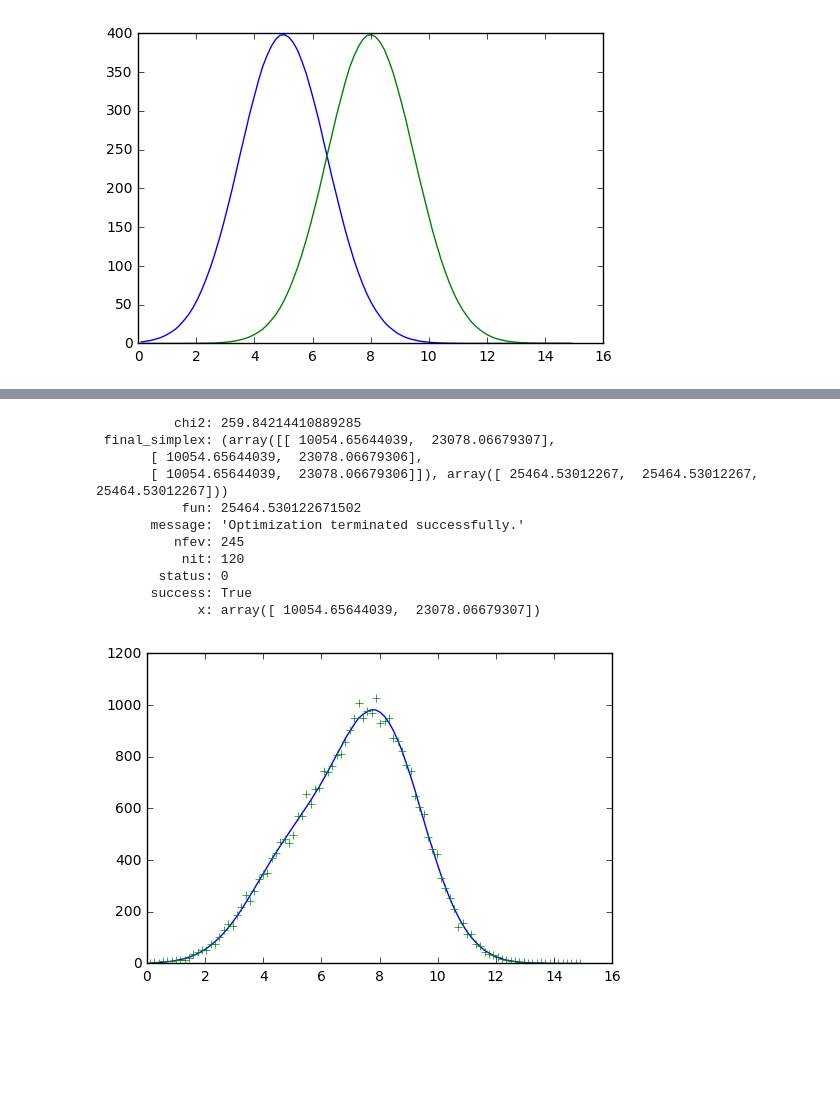
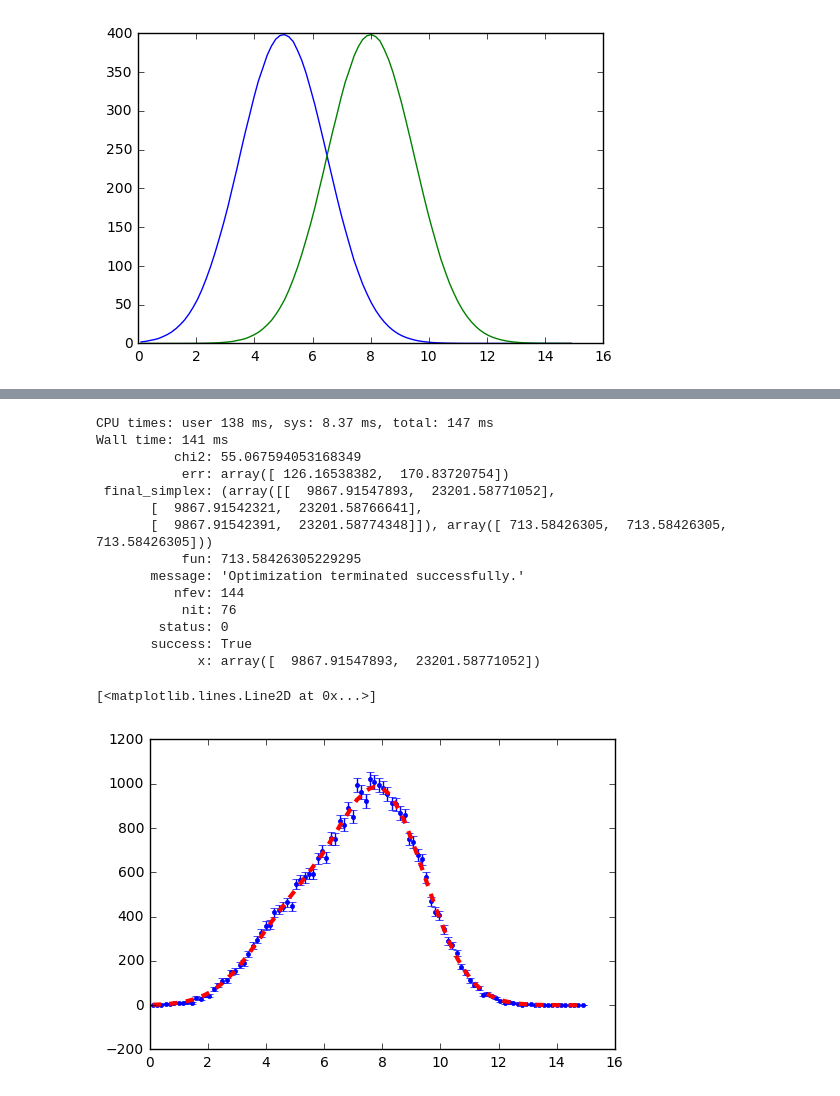
Before and after one commit to bpalmeiro/Next_Energy, a Jupyter notebook: Notebooks/Fits.ipynb, the cells around one changed output, grey strips where cells are left out. Cells and saved outputs as stored; diff of their text form; code cells hidden in the pictures; blank space fills up the shorter version.

```diff
--- a/Notebooks/Fits.ipynb
+++ b/Notebooks/Fits.ipynb
@@ -137,15 +163,24 @@ a = hist([],100,0,10)
-# %%
-fit.FitLeastSQ([100.,100.],tol=1e-8,options={"maxiter":1000})
-# %% [output]
-          chi2: 259.84214410889285
- final_simplex: (array([[ 10054.65644039,  23078.06679307],
-       [ 10054.65644039,  23078.06679306],
-       [ 10054.65644039,  23078.06679306]]), array([ 25464.53012267,  25464.53012267,  25464.53012267]))
-           fun: 25464.530122671502
-       message: 'Optimization terminated successfully.'
-          nfev: 245
-           nit: 120
-        status: 0
-       success: True
-             x: array([ 10054.65644039,  23078.06679307])
-[figure, removed]
+# %%
+#LL fit and plot
+%time res = fit.FitLLM(np.array([1000.,30000.]))
+print(res)
+yp = fit.GetSpectra(x,res.x)
+plt.errorbar(x,ydata,ydata**0.5,marker='.',linestyle='')
+plt.plot(x,yp,color='red',linestyle='--',linewidth=3)
+# %% [output]
+CPU times: user 138 ms, sys: 8.37 ms, total: 147 ms
+Wall time: 141 ms
+          chi2: 55.067594053168349
+           err: array([ 126.16538382,  170.83720754])
+ final_simplex: (array([[  9867.91547893,  23201.58771052],
+       [  9867.91542321,  23201.58766641],
+       [  9867.91542391,  23201.58774348]]), array([ 713.58426305,  713.58426305,  713.58426305]))
+           fun: 713.58426305229295
+       message: 'Optimization terminated successfully.'
+          nfev: 144
+           nit: 76
+        status: 0
+       success: True
+             x: array([  9867.91547893,  23201.58771052])
+[<matplotlib.lines.Line2D at 0x...>]
+[figure, added]
```
Also changed, not shown: parts of 14 cells of this notebook, 8 other files.
